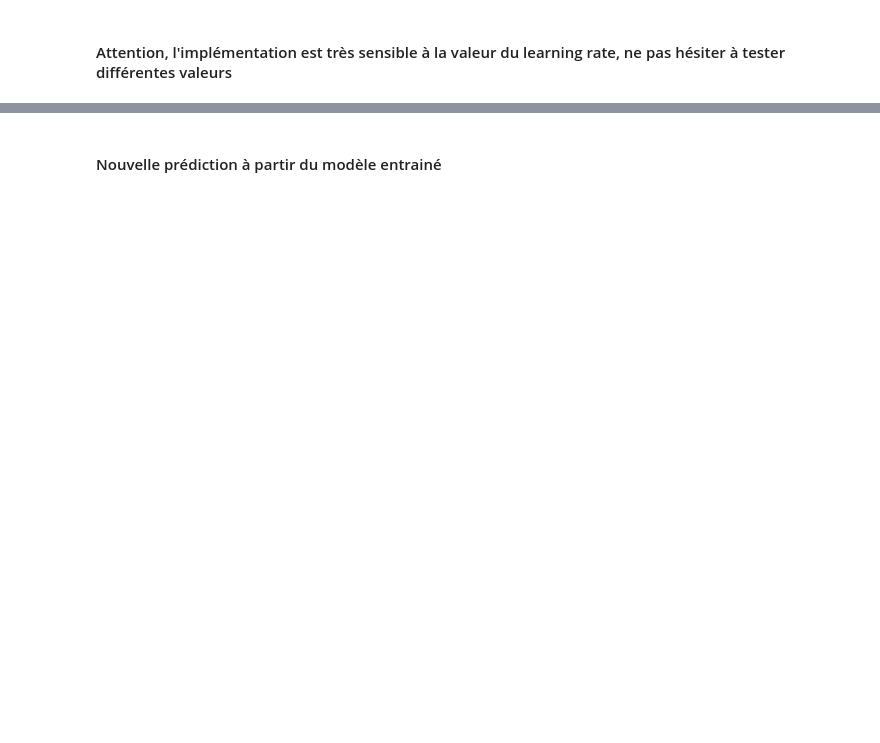
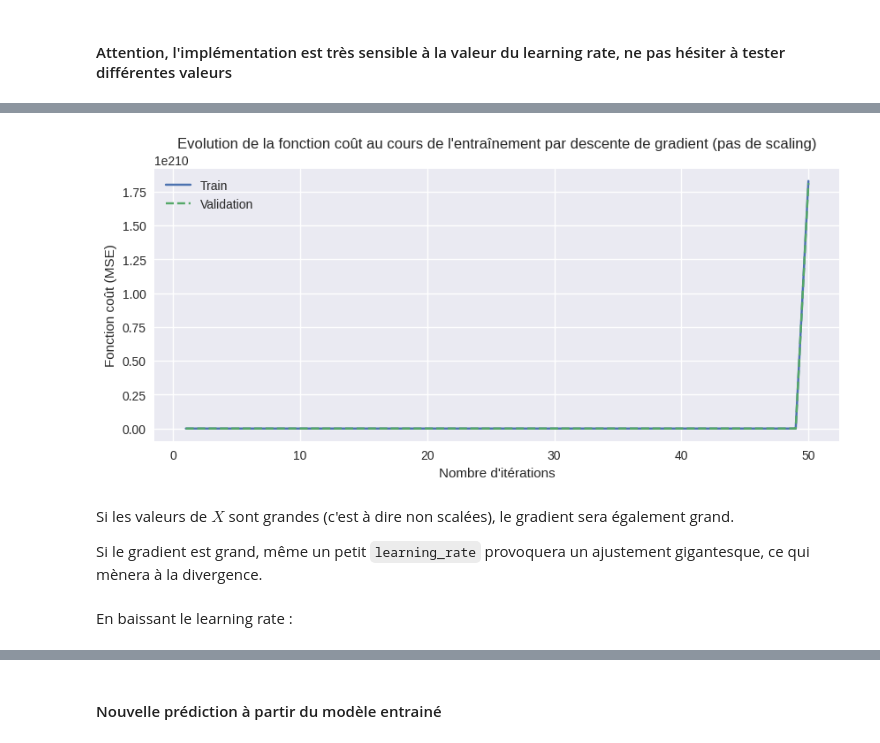
Before and after one commit to jslhost/linear_regression_with-numpy, a Jupyter notebook: linear_regression_by_hand.ipynb, the cells around one changed output, grey strips where cells are left out. Drawn from its saved outputs; the diff is of its cells as text; code cells hidden in the pictures; blank space fills up the shorter version.

```diff
--- a/linear_regression_by_hand.ipynb
+++ b/linear_regression_by_hand.ipynb
@@ -105,0 +226,2 @@ Iteration n°1000, MSE : 48.76644707366933, RMSE : 6.983297721969852
+# %%
+history = train_linear_regression(X, y, X_val, y_val, nb_iter=50, learning_rate=0.01)
@@ -105,0 +238,17 @@ Iteration n°1000, MSE : 48.76644707366933, RMSE : 6.983297721969852
+# %%
+plt.figure(figsize=(10, 4))
+plt.plot(history['Iter'], history['MSE'], label="Train")
+plt.plot(history['Iter'], history['MSE_val'], label="Validation", linestyle='--')
+plt.xlabel("Nombre d'itérations")
+plt.ylabel("Fonction coût (MSE)")
+plt.title("Evolution de la fonction coût au cours de l'entraînement par descente de gradient (pas de scaling)")
+plt.legend()
+plt.show()
+# %% [output]
+[figure, added]
+# %% [markdown]
+Si les valeurs de $X$ sont grandes (c'est à dire non scalées), le gradient sera également grand.
+
+Si le gradient est grand, même un petit `learning_rate` provoquera un ajustement gigantesque, ce qui mènera à la divergence.
+# %% [markdown]
+En baissant le learning rate :
```
Also changed, not shown: parts of 30 cells of this notebook.
